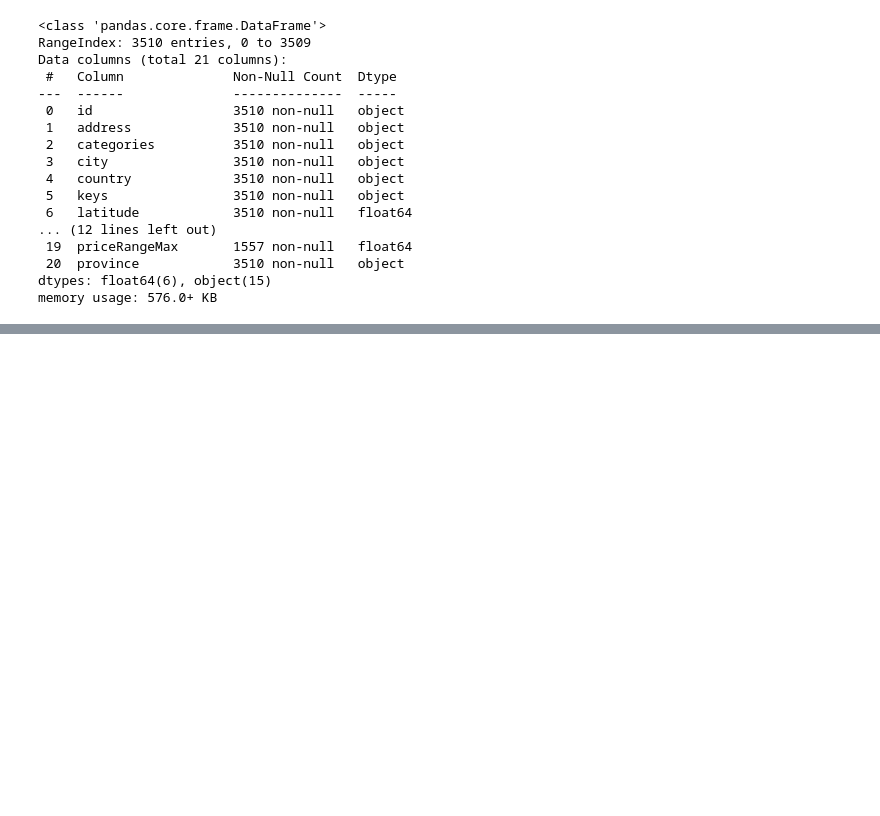
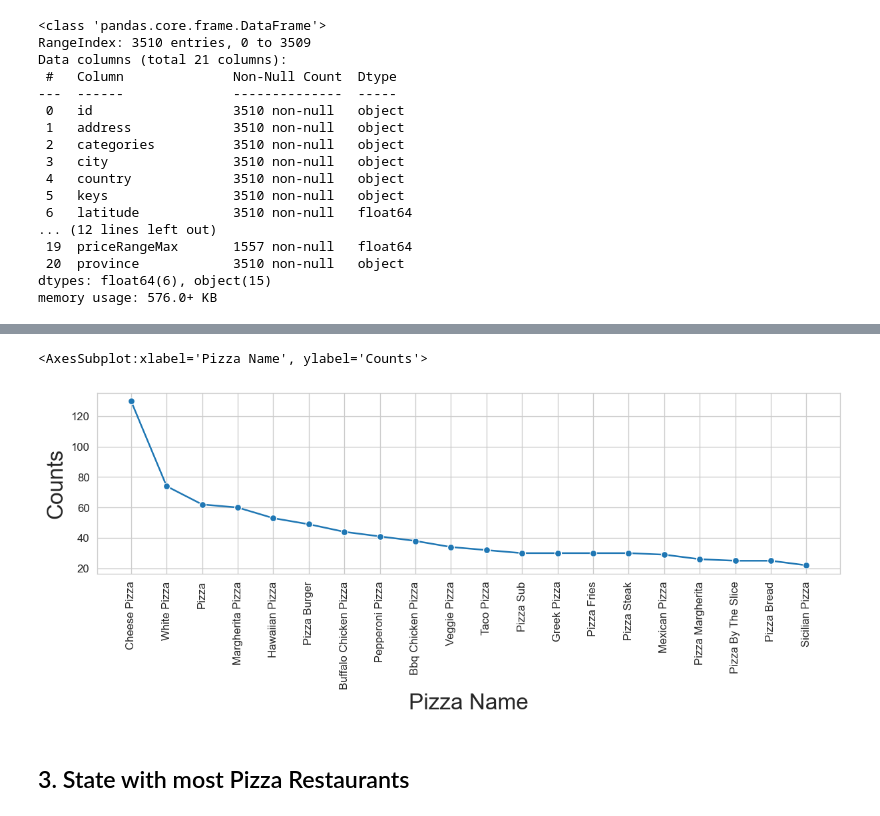
Before and after one commit to VasuVaishnav/Pizza-Data-Analysis, a Jupyter notebook: Pizza_Analysis.ipynb, the cells around one changed output, grey strips where cells are left out. Cells and saved outputs as stored; diff of their text form; code cells hidden in the pictures; blank space fills up the shorter version.

```diff
--- a/Pizza_Analysis.ipynb
+++ b/Pizza_Analysis.ipynb
@@ -69,0 +137,4 @@ memory usage: 576.0+ KB
+# %%
+# drop duplicates
+pizza_sub = pizza_sub.drop_duplicates(subset=['id', 'menus.name'])
+pizza_sub.head()
@@ -69,0 +164,12 @@ memory usage: 576.0+ KB
+# %%
+# drop duplicates
+pizza_sub = pizza_sub.drop_duplicates(subset=['id', 'menus.name'])
+
+# count the pizza names
+names_of_pizza = pizza_sub['menus.name'].value_counts()
+
+# merge `names_of_pizza` to `pizza_sub`
+pizza_sub = pd.merge(pizza_sub, names_of_pizza.to_frame(),
+                     left_on='menus.name', right_index=True, how='left')
+
+pizza_sub.head()
@@ -69,0 +198,16 @@ memory usage: 576.0+ KB
+# %%
+x_axis = pizza_sub['menus.name_x'].value_counts().index[:20]
+# %%
+y_axis = pizza_sub['menus.name_x'].value_counts().values[:20]
+# %%
+plt.figure(figsize=(12,3),dpi=120)
+sns.set_style('whitegrid')
+plt.xlabel('Pizza Name', fontsize=20)
+plt.ylabel('Counts', fontsize=20)
+plt.xticks(rotation=90)
+sns.lineplot(x=x_axis,y=y_axis,marker="o")
+# %% [output]
+<AxesSubplot:xlabel='Pizza Name', ylabel='Counts'>
+[figure, added]
+# %% [markdown]
+## 3. State with most Pizza Restaurants
```
Also changed, not shown: parts of 35 cells of this notebook.
